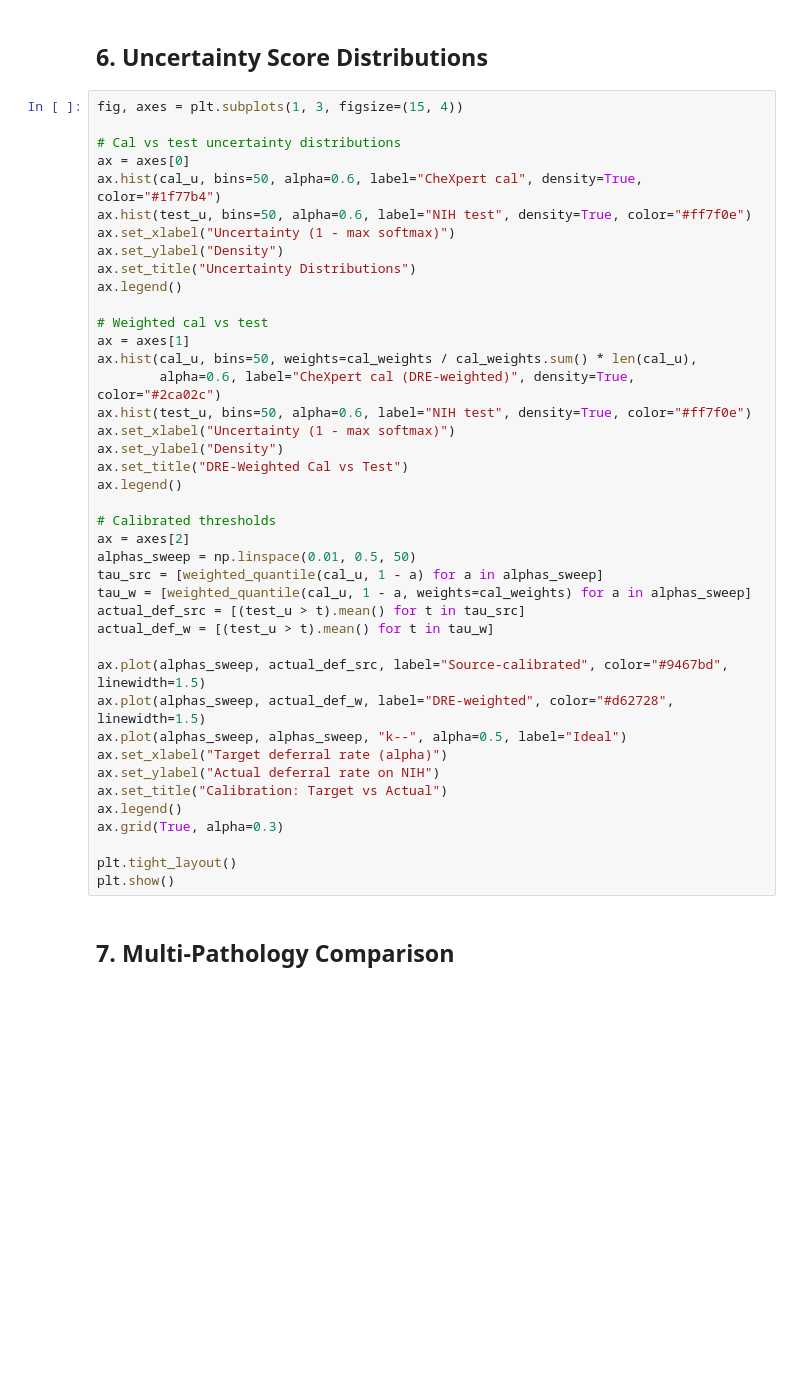
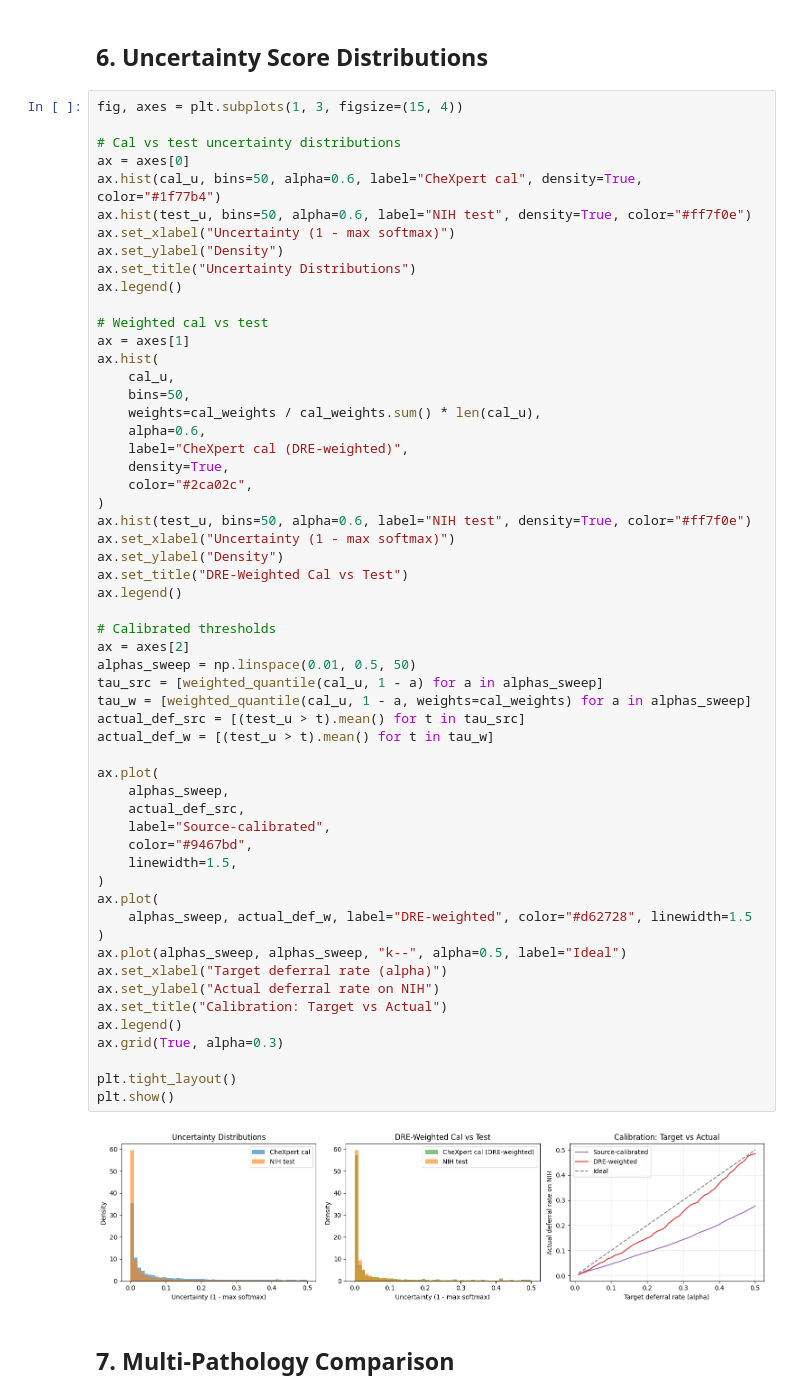
Before and after one commit to chihuangliu/wcp-l2d, a Jupyter notebook: notebooks/continuous_deferral.ipynb, the cells around one changed output. Saved outputs shown, nothing was run; the diff lists cells and outputs as text; blank space fills up the shorter version.

```diff
--- a/notebooks/continuous_deferral.ipynb
+++ b/notebooks/continuous_deferral.ipynb
@@ -413,37 +503,54 @@ ax.hist(test_u, bins=50, alpha=0.6, label="NIH test", density=True, color="#ff7f
 ax.set_xlabel("Uncertainty (1 - max softmax)")
 ax.set_ylabel("Density")
 ax.set_title("Uncertainty Distributions")
 ax.legend()
 
 # Weighted cal vs test
 ax = axes[1]
-ax.hist(cal_u, bins=50, weights=cal_weights / cal_weights.sum() * len(cal_u),
-        alpha=0.6, label="CheXpert cal (DRE-weighted)", density=True, color="#2ca02c")
+ax.hist(
+    cal_u,
+    bins=50,
+    weights=cal_weights / cal_weights.sum() * len(cal_u),
+    alpha=0.6,
+    label="CheXpert cal (DRE-weighted)",
+    density=True,
+    color="#2ca02c",
+)
 ax.hist(test_u, bins=50, alpha=0.6, label="NIH test", density=True, color="#ff7f0e")
 ax.set_xlabel("Uncertainty (1 - max softmax)")
 ax.set_ylabel("Density")
 ax.set_title("DRE-Weighted Cal vs Test")
 ax.legend()
 
 # Calibrated thresholds
 ax = axes[2]
 alphas_sweep = np.linspace(0.01, 0.5, 50)
 tau_src = [weighted_quantile(cal_u, 1 - a) for a in alphas_sweep]
 tau_w = [weighted_quantile(cal_u, 1 - a, weights=cal_weights) for a in alphas_sweep]
 actual_def_src = [(test_u > t).mean() for t in tau_src]
 actual_def_w = [(test_u > t).mean() for t in tau_w]
 
-ax.plot(alphas_sweep, actual_def_src, label="Source-calibrated", color="#9467bd", linewidth=1.5)
-ax.plot(alphas_sweep, actual_def_w, label="DRE-weighted", color="#d62728", linewidth=1.5)
+ax.plot(
+    alphas_sweep,
+    actual_def_src,
+    label="Source-calibrated",
+    color="#9467bd",
+    linewidth=1.5,
+)
+ax.plot(
+    alphas_sweep, actual_def_w, label="DRE-weighted", color="#d62728", linewidth=1.5
+)
 ax.plot(alphas_sweep, alphas_sweep, "k--", alpha=0.5, label="Ideal")
 ax.set_xlabel("Target deferral rate (alpha)")
 ax.set_ylabel("Actual deferral rate on NIH")
 ax.set_title("Calibration: Target vs Actual")
 ax.legend()
 ax.grid(True, alpha=0.3)
 
 plt.tight_layout()
 plt.show()
+# %% [output]
+[figure, added]
 # %% [markdown]
 ## 7. Multi-Pathology Comparison
 # %%
```
Also changed, not shown: parts of 10 cells of this notebook, 17 other files.
